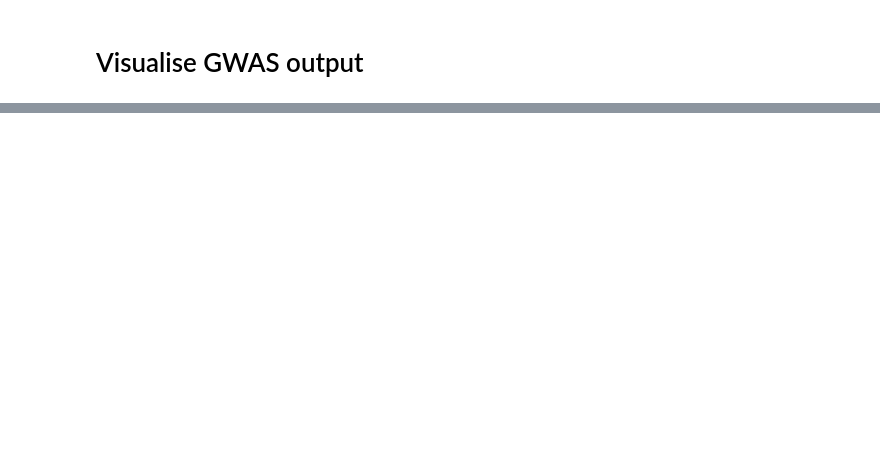
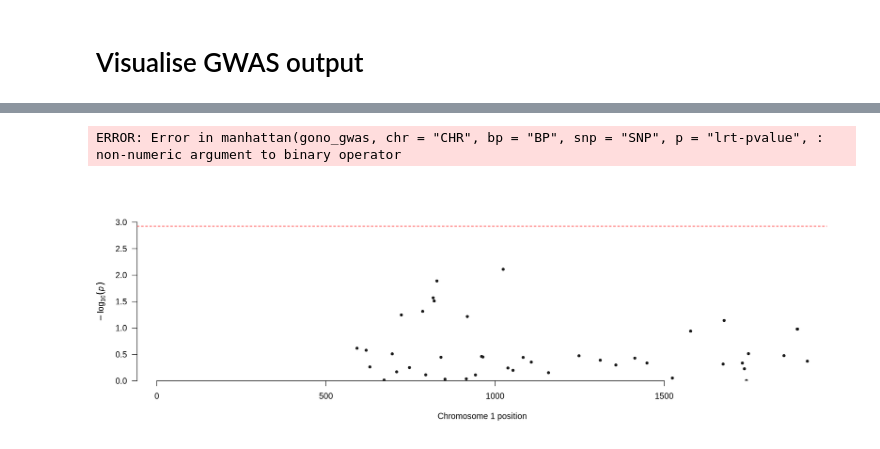
Before and after one commit to ryashpal/alfred-data-analysis, a Jupyter notebook: notebooks/gwas/ecoli/fhub_gene/02_visualise.ipynb, the cells around one changed output, grey strips where cells are left out. Drawn from its saved outputs; the diff is of its cells as text; code cells hidden in the pictures; blank space fills up the shorter version.

```diff
--- a/notebooks/gwas/ecoli/fhub_gene/02_visualise.ipynb
+++ b/notebooks/gwas/ecoli/fhub_gene/02_visualise.ipynb
@@ -97,0 +292,3 @@ qq(plot.df$p)
+# %%
+p.value.cutoff = -log10(sig_threshold)
+p.value.cutoff
@@ -97,0 +301,3 @@ qq(plot.df$p)
+# %%
+sig_hits <- gono_gwas[gono_gwas$`lrt-pvalue`<sig_threshold,]
+sig_hits
@@ -97,0 +308,3 @@ qq(plot.df$p)
+# %%
+signif.snps <- sig_hits$variant
+signif.snps
@@ -97,0 +313,13 @@ qq(plot.df$p)
+# %%
+library(dplyr)
+
+
+gono_gwas <- gono_gwas %>% mutate(
+    CHR = sapply(strsplit(variant, "_"), `[`, 1),
+    BP  = sapply(strsplit(variant, "_"), `[`, 2),
+    SNP = variant
+)
+gono_gwas$CHR = as.numeric(gono_gwas$CHR)
+gono_gwas$BP = as.numeric(gono_gwas$BP)
+
+head(gono_gwas)
@@ -97,0 +336,18 @@ qq(plot.df$p)
+# %%
+library(qqman)
+
+
+options(repr.plot.width = 15, repr.plot.height = 5, repr.plot.res = 150)
+par(bg = "white")
+manhattan(
+    gono_gwas,
+    chr="CHR",
+    bp="BP",
+    snp="SNP",
+    p="lrt-pvalue",
+    highlight = signif.snps
+    ) +
+    abline(h = p.value.cutoff, col = "red", lty = 2)
+# %% [output]
+ERROR: Error in manhattan(gono_gwas, chr = "CHR", bp = "BP", snp = "SNP", p = "lrt-pvalue", : non-numeric argument to binary operator
+[figure, added]
```
Also changed, not shown: parts of 36 cells of this notebook, 2 other files.
